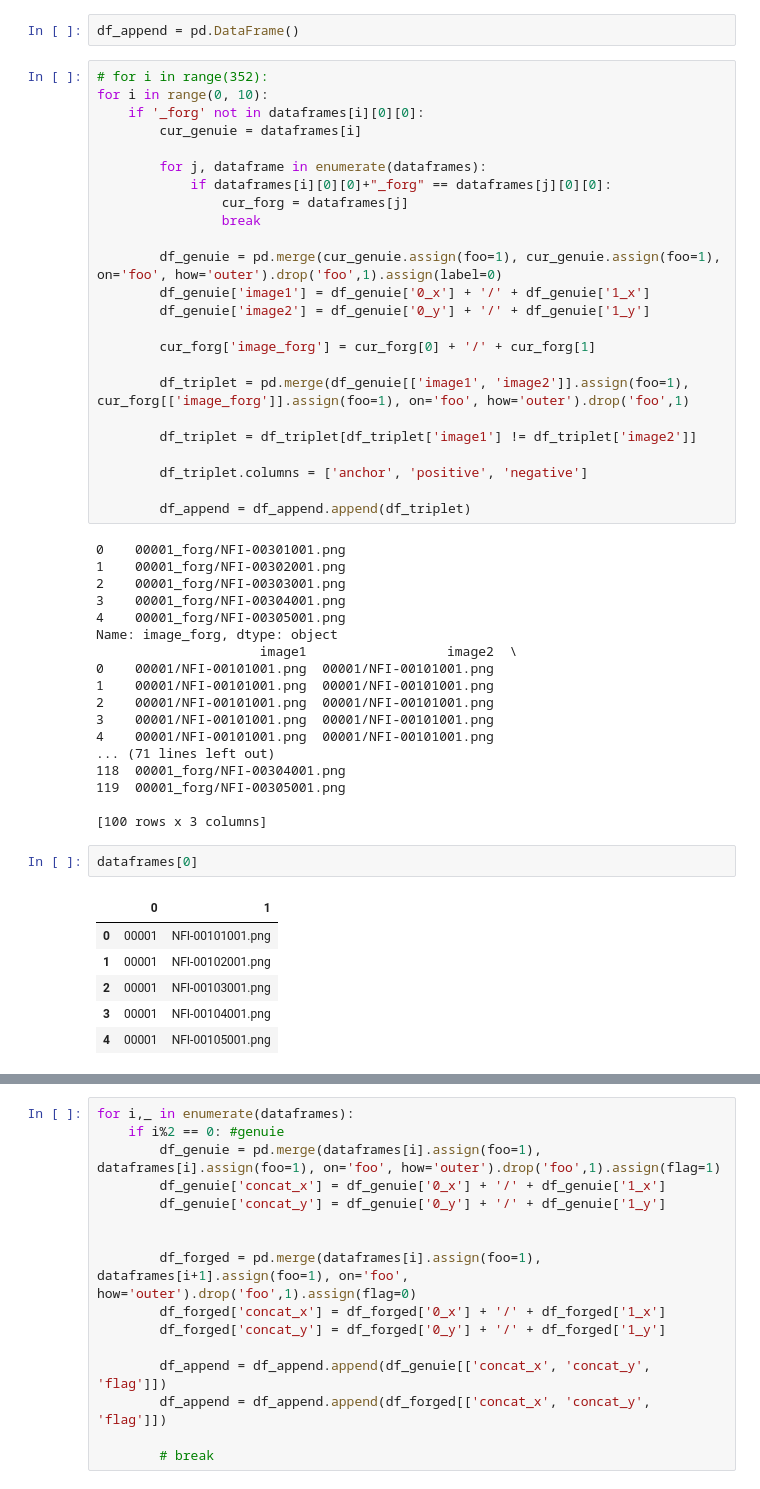
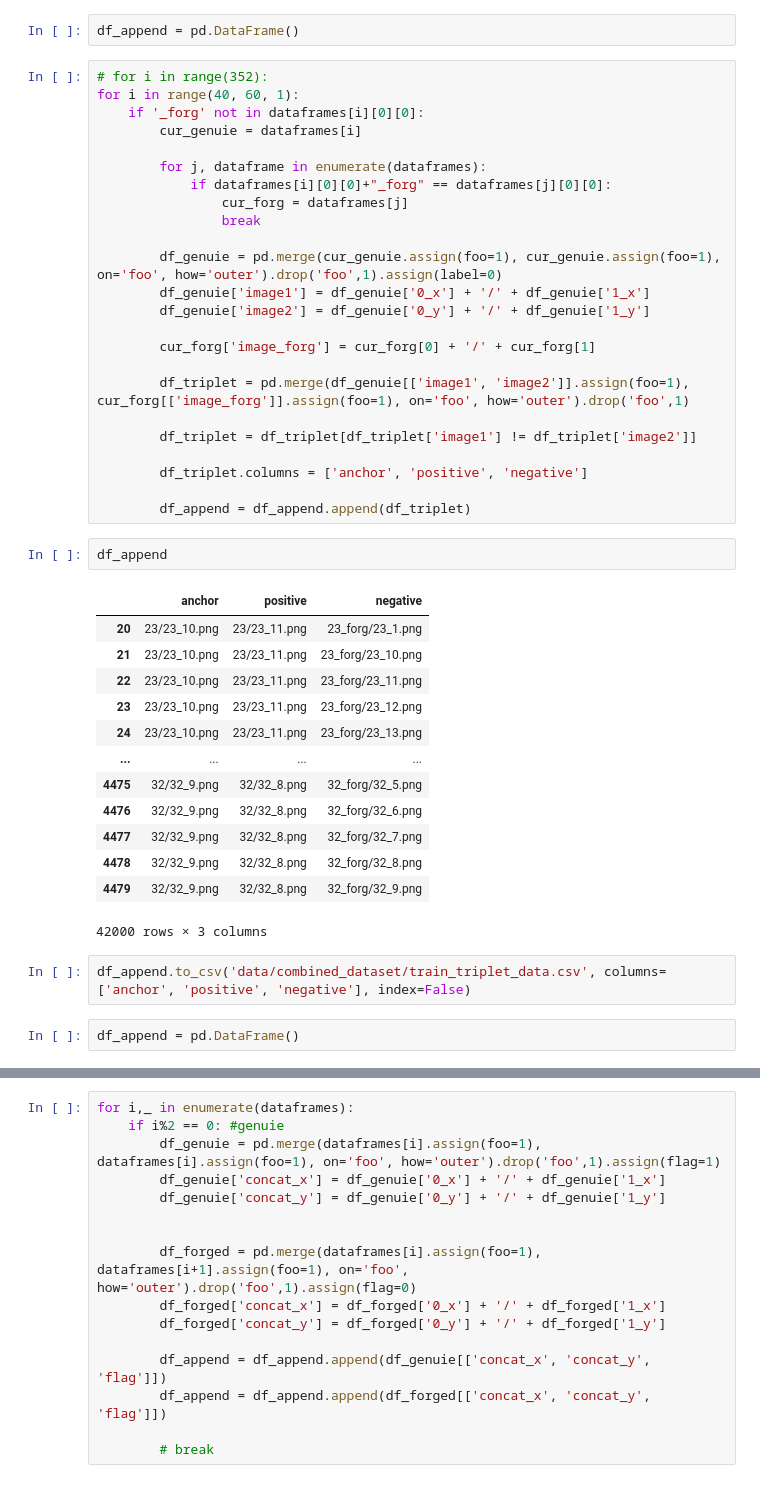
Before and after one commit to care1e55/signature_similarity, a Jupyter notebook: dataset.ipynb, the cells around one changed output, grey strips where cells are left out. Drawn from its saved outputs; the diff is of its cells as text.

```diff
--- a/dataset.ipynb
+++ b/dataset.ipynb
@@ -86,7 +86,7 @@ df_append.to_csv('data/combined_dataset/test_data.csv', columns=['image1', 'imag
 df_append = pd.DataFrame()
 # %%
 # for i in range(352):
-for i in range(0, 10):
+for i in range(40, 60, 1):
     if '_forg' not in dataframes[i][0][0]:
         cur_genuie = dataframes[i]
 
@@ -108,30 +108,23 @@ for i in range(0, 10):
         df_triplet.columns = ['anchor', 'positive', 'negative']
 
         df_append = df_append.append(df_triplet)
-# %% [output]
-0    00001_forg/NFI-00301001.png
-1    00001_forg/NFI-00302001.png
-2    00001_forg/NFI-00303001.png
-3    00001_forg/NFI-00304001.png
-4    00001_forg/NFI-00305001.png
-Name: image_forg, dtype: object
-                     image1                  image2  \
-0    00001/NFI-00101001.png  00001/NFI-00101001.png
-1    00001/NFI-00101001.png  00001/NFI-00101001.png
-2    00001/NFI-00101001.png  00001/NFI-00101001.png
-3    00001/NFI-00101001.png  00001/NFI-00101001.png
-4    00001/NFI-00101001.png  00001/NFI-00101001.png
-... (71 lines left out)
-118  00001_forg/NFI-00304001.png
-119  00001_forg/NFI-00305001.png
-
-[100 rows x 3 columns]
-# %%
-dataframes[0]
-# %% [output]
-|  | 0 | 1 |
-| 0 | 00001 | NFI-00101001.png |
-| 1 | 00001 | NFI-00102001.png |
-| 2 | 00001 | NFI-00103001.png |
-| 3 | 00001 | NFI-00104001.png |
-| 4 | 00001 | NFI-00105001.png |
+# %%
+df_append
+# %% [output]
+|  | anchor | positive | negative |
+| 20 | 23/23_10.png | 23/23_11.png | 23_forg/23_1.png |
+| 21 | 23/23_10.png | 23/23_11.png | 23_forg/23_10.png |
+| 22 | 23/23_10.png | 23/23_11.png | 23_forg/23_11.png |
+| 23 | 23/23_10.png | 23/23_11.png | 23_forg/23_12.png |
+| 24 | 23/23_10.png | 23/23_11.png | 23_forg/23_13.png |
+| ... | ... | ... | ... |
+| 4475 | 32/32_9.png | 32/32_8.png | 32_forg/32_5.png |
+| 4476 | 32/32_9.png | 32/32_8.png | 32_forg/32_6.png |
+| 4477 | 32/32_9.png | 32/32_8.png | 32_forg/32_7.png |
+| 4478 | 32/32_9.png | 32/32_8.png | 32_forg/32_8.png |
+| 4479 | 32/32_9.png | 32/32_8.png | 32_forg/32_9.png |
+42000 rows × 3 columns
+# %%
+df_append.to_csv('data/combined_dataset/train_triplet_data.csv', columns=['anchor', 'positive', 'negative'], index=False)
+# %%
+df_append = pd.DataFrame()
```
Also changed, not shown: parts of 2 cells of this notebook, 1 other file.
